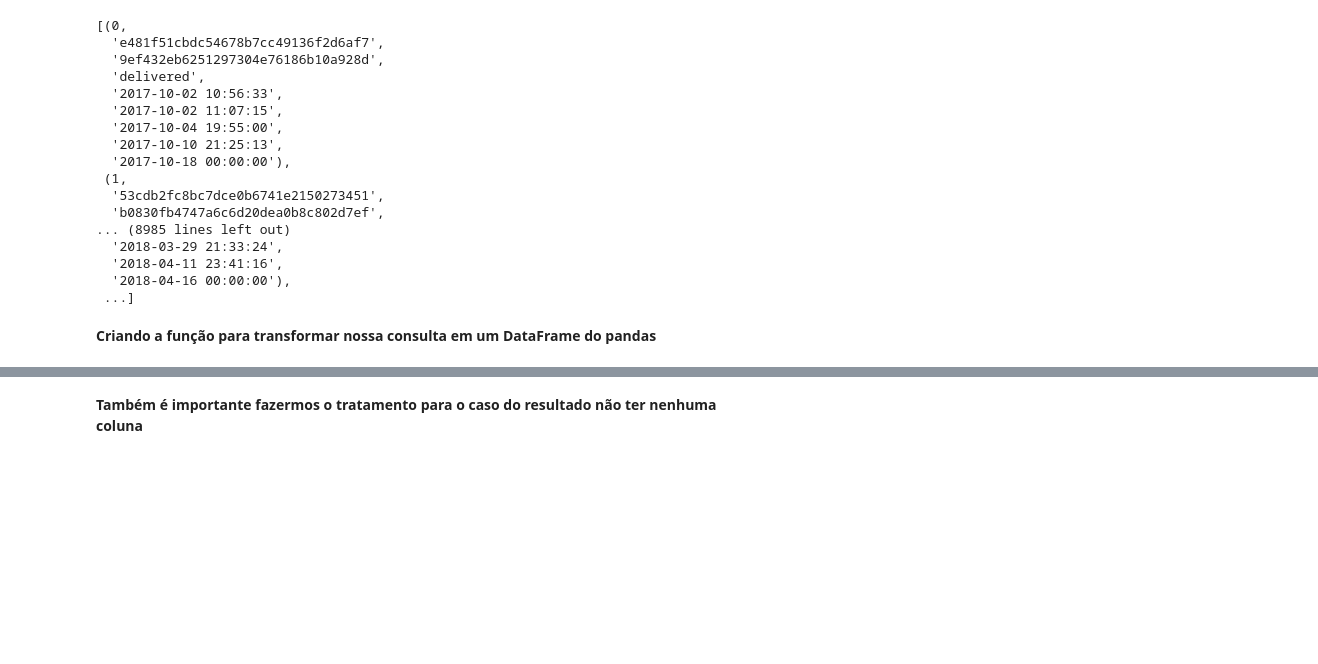
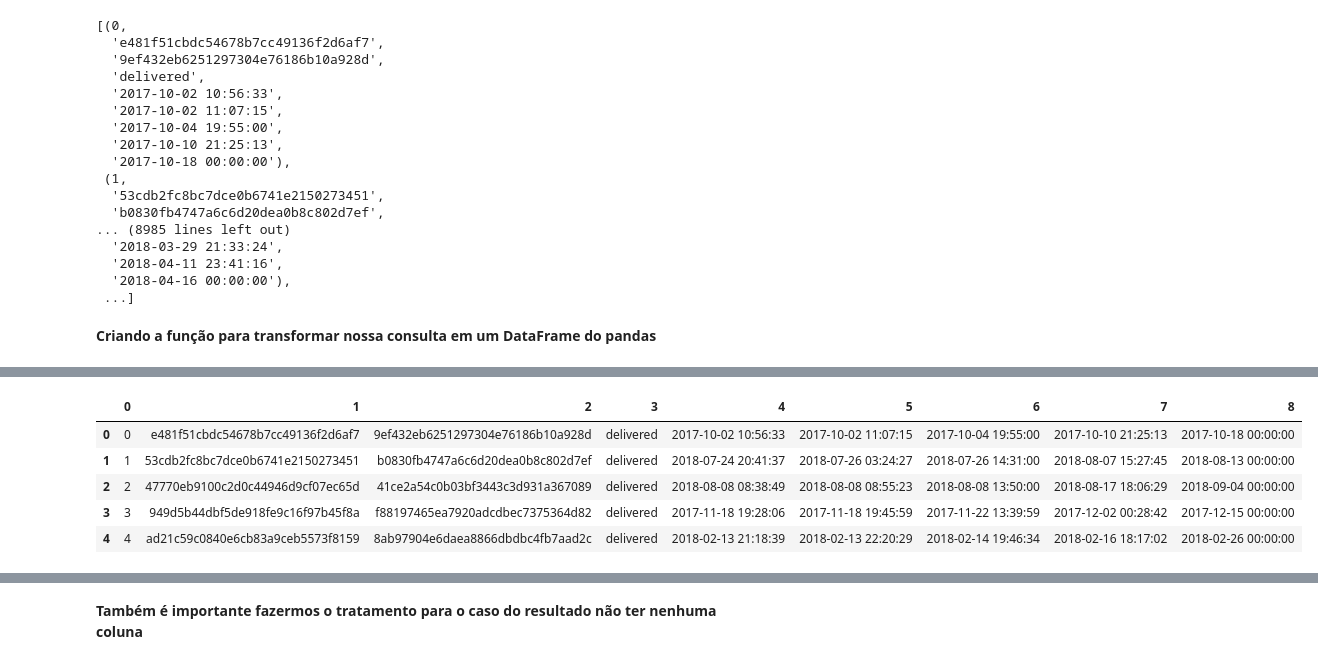
Before and after one commit to PauloViniciusR/SQL, a Jupyter notebook: Storytelling_sql/notebook/3. base.ipynb, the cells around one changed output, grey strips where cells are left out. Drawn from its saved outputs; the diff is of its cells as text; code cells hidden in the pictures; blank space fills up the shorter version.

```diff
--- a/Storytelling_sql/notebook/3. base.ipynb
+++ b/Storytelling_sql/notebook/3. base.ipynb
@@ -213,5 +213,7 @@ cur.execute('SELECT * FROM orders').fetchall()
 **Criando a função para transformar nossa consulta em um DataFrame do pandas**
 # %%
 # Fazendo qualquer consulta nessa tabela e guardando na variável resultado
+consulta = 'SELECT * FROM orders LIMIT 5'
+resultado = cur.execute(consulta).fetchall()
 # %%
 # Visualizando esse resultado
@@ -218,2 +239,3 @@ cur.execute('SELECT * FROM orders').fetchall()
 # %%
 # Transformando em um DataFrame
+resultado = pd.DataFrame(resultado)
@@ -222,2 +242,11 @@ cur.execute('SELECT * FROM orders').fetchall()
+# %%
+resultado.head()
+# %% [output]
+|  | 0 | 1 | 2 | 3 | 4 | 5 | 6 | 7 | 8 |
+| 0 | 0 | e481f51cbdc54678b7cc49136f2d6af7 | 9ef432eb6251297304e76186b10a928d | delivered | 2017-10-02 10:56:33 | 2017-10-02 11:07:15 | 2017-10-04 19:55:00 | 2017-10-10 21:25:13 | 2017-10-18 00:00:00 |
+| 1 | 1 | 53cdb2fc8bc7dce0b6741e2150273451 | b0830fb4747a6c6d20dea0b8c802d7ef | delivered | 2018-07-24 20:41:37 | 2018-07-26 03:24:27 | 2018-07-26 14:31:00 | 2018-08-07 15:27:45 | 2018-08-13 00:00:00 |
+| 2 | 2 | 47770eb9100c2d0c44946d9cf07ec65d | 41ce2a54c0b03bf3443c3d931a367089 | delivered | 2018-08-08 08:38:49 | 2018-08-08 08:55:23 | 2018-08-08 13:50:00 | 2018-08-17 18:06:29 | 2018-09-04 00:00:00 |
+| 3 | 3 | 949d5b44dbf5de918fe9c16f97b45f8a | f88197465ea7920adcdbec7375364d82 | delivered | 2017-11-18 19:28:06 | 2017-11-18 19:45:59 | 2017-11-22 13:39:59 | 2017-12-02 00:28:42 | 2017-12-15 00:00:00 |
+| 4 | 4 | ad21c59c0840e6cb83a9ceb5573f8159 | 8ab97904e6daea8866dbdbc4fb7aad2c | delivered | 2018-02-13 21:18:39 | 2018-02-13 22:20:29 | 2018-02-14 19:46:34 | 2018-02-16 18:17:02 | 2018-02-26 00:00:00 |
 # %%
 # Utilizando o description para visualizar o nome das colunas
```
Also changed, not shown: parts of 11 cells of this notebook, 1 other file.
